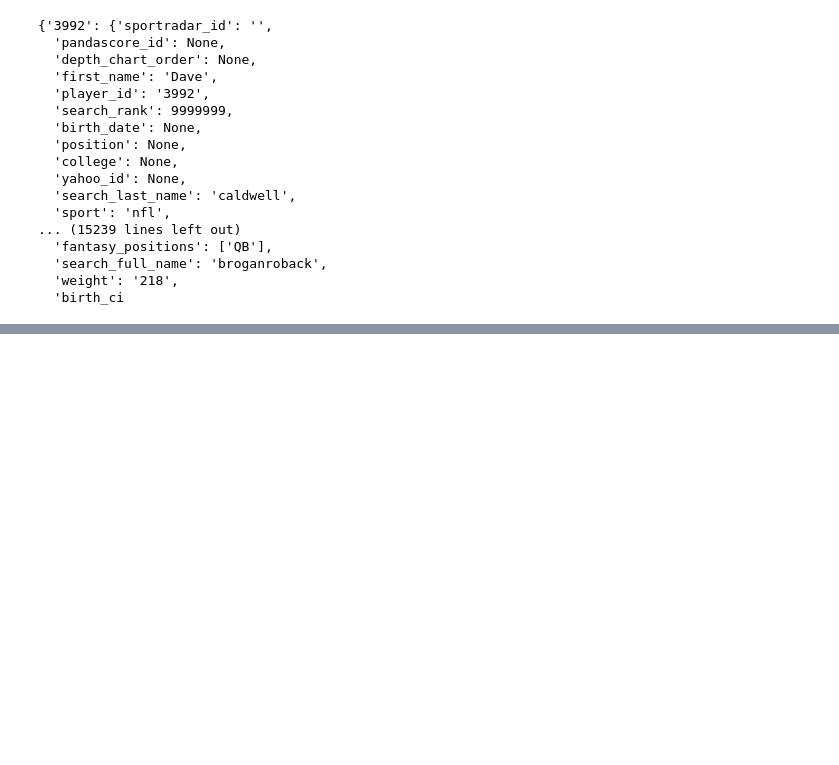
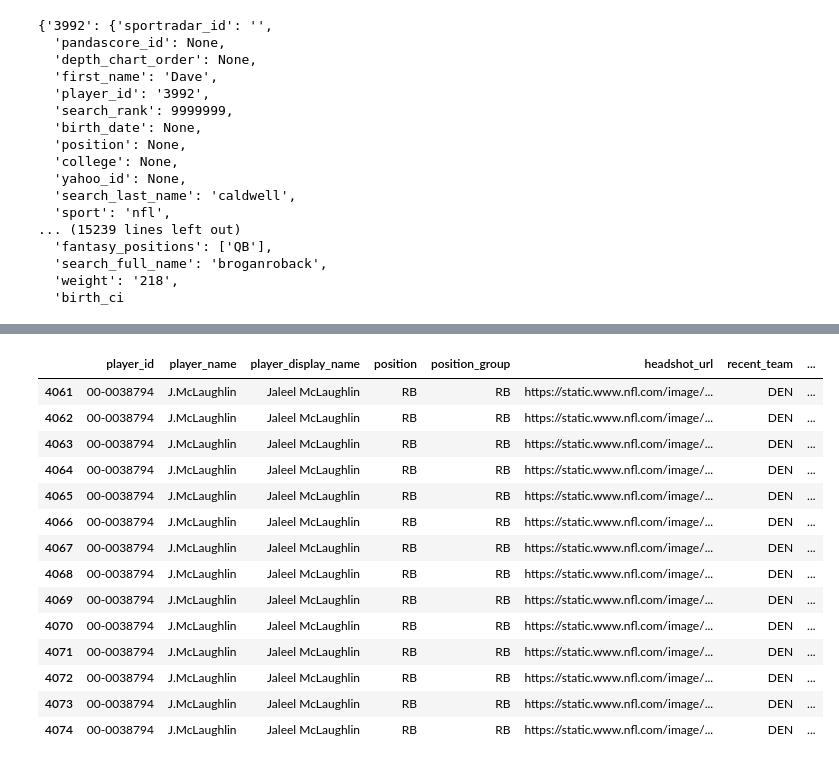
Before and after one commit to kanoacook/glizzies, a Jupyter notebook: Untitled.ipynb, the cells around one changed output, grey strips where cells are left out. Drawn from its saved outputs; the diff is of its cells as text; code cells hidden in the pictures; blank space fills up the shorter version.

Commit message:
player data updates now
end

```diff
--- a/Untitled.ipynb
+++ b/Untitled.ipynb
@@ -47,0 +27,5 @@ hi
+# %%
+pd.set_option('display.max_columns', 100)
+df = pd.read_csv('player_stats.csv')
+df = df[df['season']==2023].reset_index(drop=True)
+df
@@ -47,0 +57,4 @@ hi
+# %%
+import nfl_data_py as nfl
+df = nfl.import_weekly_data([2023]).sort_values('week')
+df
@@ -47,0 +76,18 @@ hi
+# %%
+df[df['player_display_name']=='Jaleel McLaughlin']
+# %% [output]
+|  | player_id | player_name | player_display_name | position | position_group | headshot_url | recent_team | ... |
+| 4061 | 00-0038794 | J.McLaughlin | Jaleel McLaughlin | RB | RB | https://static.www.nfl.com/image/... | DEN | ... |
+| 4062 | 00-0038794 | J.McLaughlin | Jaleel McLaughlin | RB | RB | https://static.www.nfl.com/image/... | DEN | ... |
+| 4063 | 00-0038794 | J.McLaughlin | Jaleel McLaughlin | RB | RB | https://static.www.nfl.com/image/... | DEN | ... |
+| 4064 | 00-0038794 | J.McLaughlin | Jaleel McLaughlin | RB | RB | https://static.www.nfl.com/image/... | DEN | ... |
+| 4065 | 00-0038794 | J.McLaughlin | Jaleel McLaughlin | RB | RB | https://static.www.nfl.com/image/... | DEN | ... |
+| 4066 | 00-0038794 | J.McLaughlin | Jaleel McLaughlin | RB | RB | https://static.www.nfl.com/image/... | DEN | ... |
+| 4067 | 00-0038794 | J.McLaughlin | Jaleel McLaughlin | RB | RB | https://static.www.nfl.com/image/... | DEN | ... |
+| 4068 | 00-0038794 | J.McLaughlin | Jaleel McLaughlin | RB | RB | https://static.www.nfl.com/image/... | DEN | ... |
+| 4069 | 00-0038794 | J.McLaughlin | Jaleel McLaughlin | RB | RB | https://static.www.nfl.com/image/... | DEN | ... |
+| 4070 | 00-0038794 | J.McLaughlin | Jaleel McLaughlin | RB | RB | https://static.www.nfl.com/image/... | DEN | ... |
+| 4071 | 00-0038794 | J.McLaughlin | Jaleel McLaughlin | RB | RB | https://static.www.nfl.com/image/... | DEN | ... |
+| 4072 | 00-0038794 | J.McLaughlin | Jaleel McLaughlin | RB | RB | https://static.www.nfl.com/image/... | DEN | ... |
+| 4073 | 00-0038794 | J.McLaughlin | Jaleel McLaughlin | RB | RB | https://static.www.nfl.com/image/... | DEN | ... |
+| 4074 | 00-0038794 | J.McLaughlin | Jaleel McLaughlin | RB | RB | https://static.www.nfl.com/image/... | DEN | ... |
```
Also changed, not shown: parts of 6 cells of this notebook, 2 other files.
